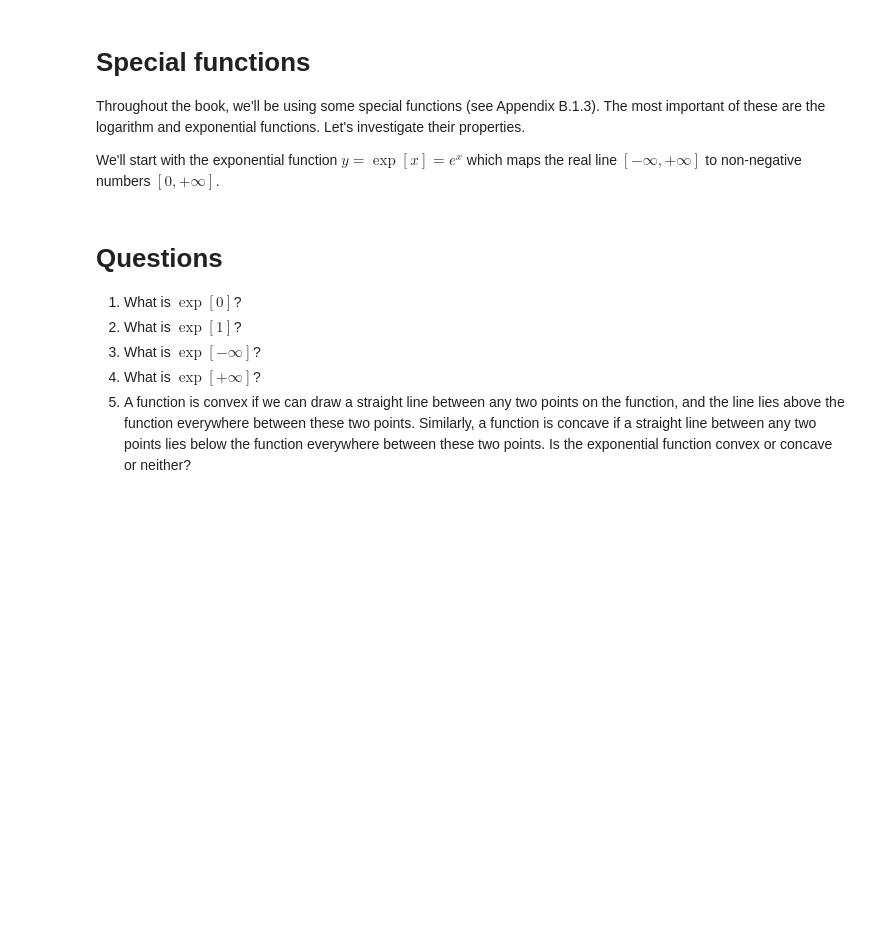
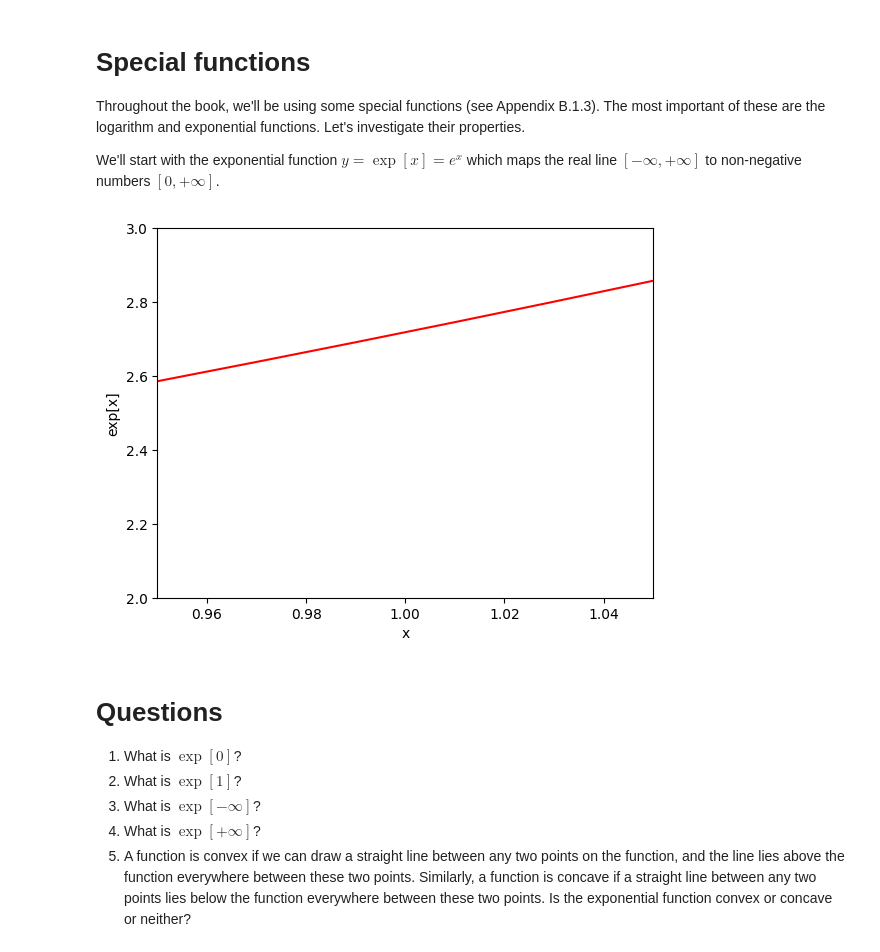
Before and after one commit to cqycqy1999/AI_Math_Infra, a Jupyter notebook: Notebooks/Chap01/1_1_BackgroundMathematics.ipynb, the cells around one changed output. Saved outputs shown, nothing was run; the diff lists cells and outputs as text; code cells hidden in the pictures; blank space fills up the shorter version.

```diff
--- a/Notebooks/Chap01/1_1_BackgroundMathematics.ipynb
+++ b/Notebooks/Chap01/1_1_BackgroundMathematics.ipynb
@@ -189,16 +195,18 @@ We'll start with the exponential function $y=\exp[x]=e^x$ which maps the real li
 # %%
 # Draw the exponential function
 
 # Define an array of x values from -5 to 5 with increments of 0.01
 x = np.arange(-5.0,5.0, 0.01)
 y = np.exp(x) ;
 
 # Plot this function
 fig, ax = plt.subplots()
 ax.plot(x,y,'r-')
-ax.set_ylim([0,100]);ax.set_xlim([-5,5])
+ax.set_ylim([2,3]);ax.set_xlim([1,1])
 ax.set_xlabel('x'); ax.set_ylabel('exp[x]')
 plt.show()
+# %% [output]
+[figure, added]
 # %% [markdown]
 # Questions
 
```
Also changed, not shown: parts of 9 cells of this notebook.
